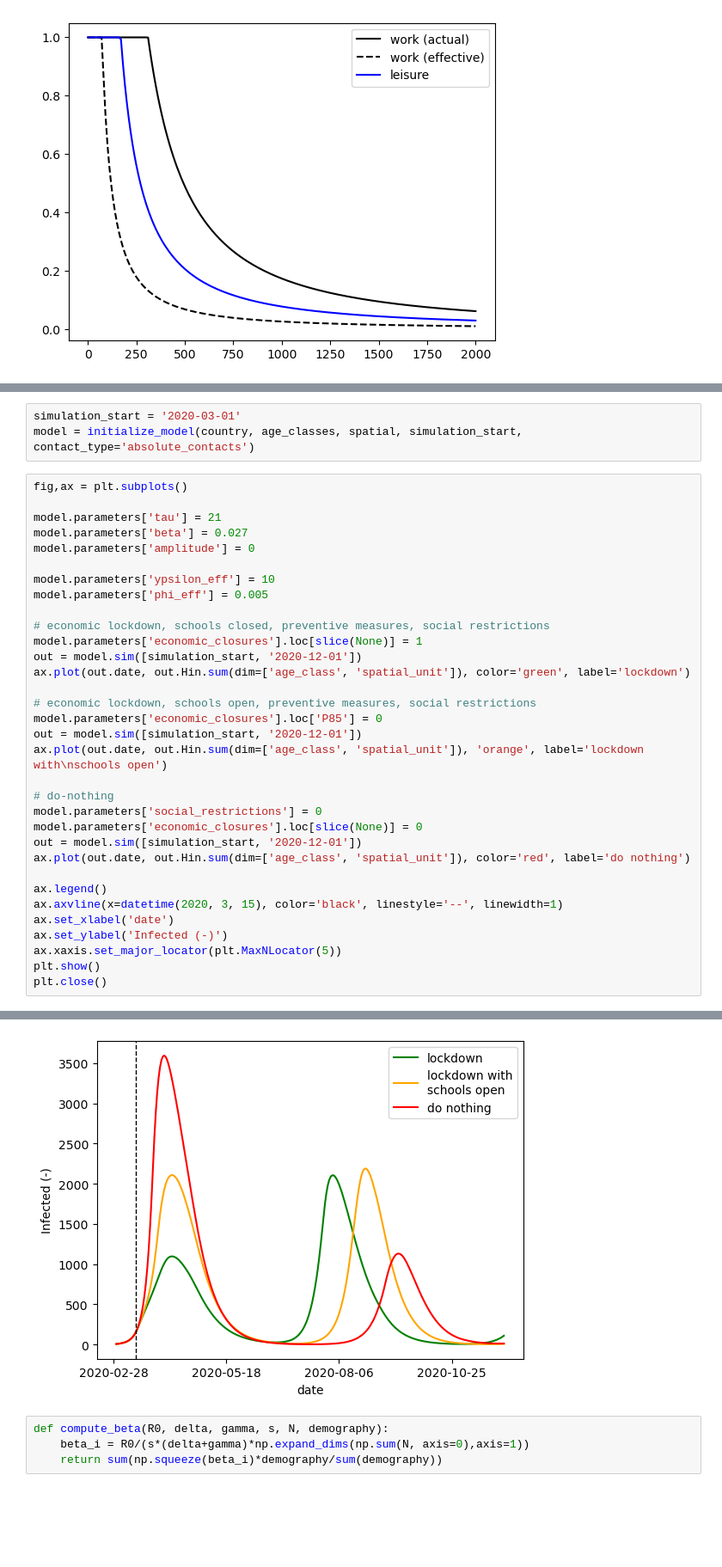
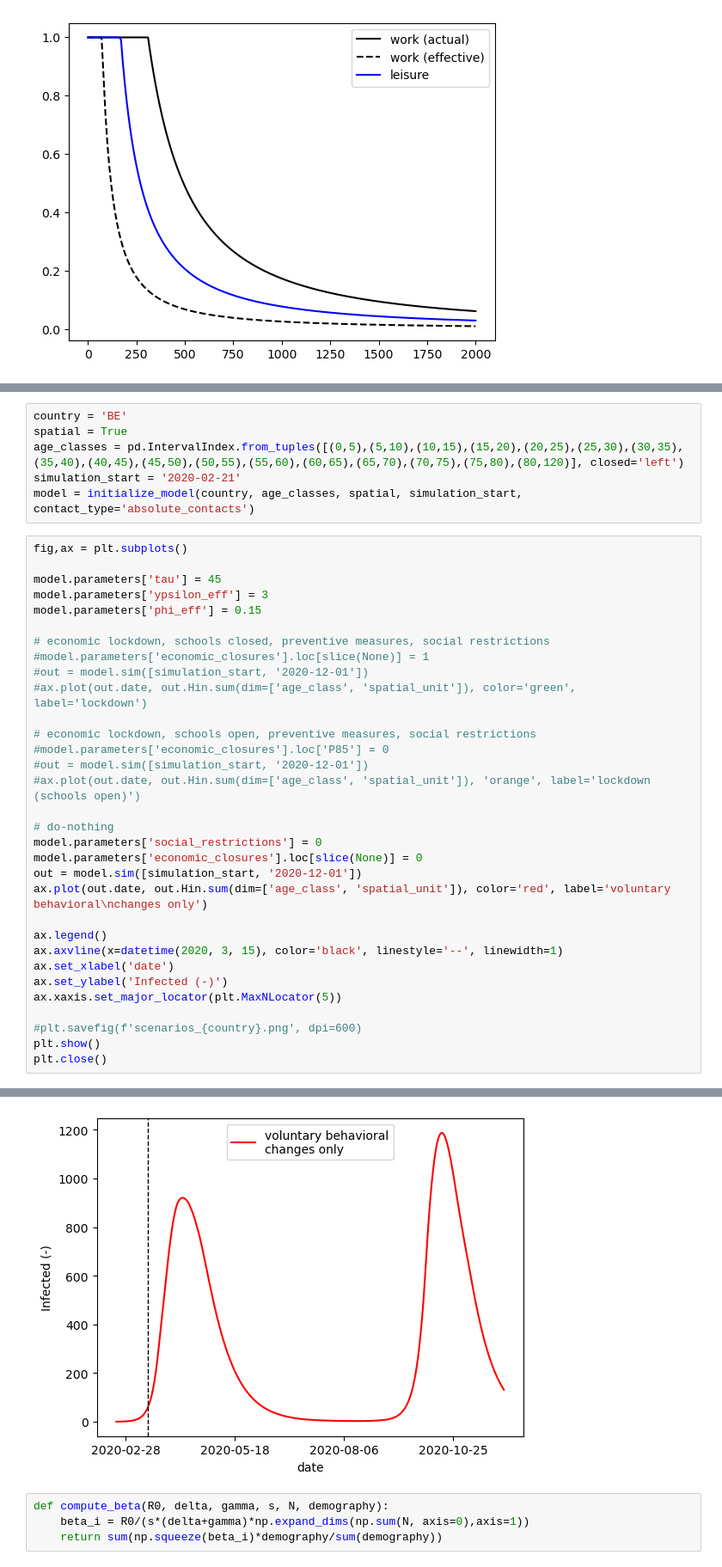
Before and after one commit to twallema/pyIEEM, a Jupyter notebook: notebooks/scratch-SIR-recurrent-mobility.ipynb, the cells around one changed output, grey strips where cells are left out. Shown at 86% size. Saved outputs shown, nothing was run; the diff lists cells and outputs as text; blank space fills up the shorter version.

Commit message:
Changes to the behavioral feedback (#8)

```diff
--- a/notebooks/scratch-SIR-recurrent-mobility.ipynb
+++ b/notebooks/scratch-SIR-recurrent-mobility.ipynb
@@ -76,37 +74,39 @@ plt.close()
 # %%
-simulation_start = '2020-03-01'
+country = 'BE'
+spatial = True
+age_classes = pd.IntervalIndex.from_tuples([(0,5),(5,10),(10,15),(15,20),(20,25),(25,30),(30,35),(35,40),(40,45),(45,50),(50,55),(55,60),(60,65),(65,70),(70,75),(75,80),(80,120)], closed='left')
+simulation_start = '2020-02-21'
 model = initialize_model(country, age_classes, spatial, simulation_start, contact_type='absolute_contacts')
 # %%
 fig,ax = plt.subplots()
 
-model.parameters['tau'] = 21
-model.parameters['beta'] = 0.027
-model.parameters['amplitude'] = 0
-
-model.parameters['ypsilon_eff'] = 10
-model.parameters['phi_eff'] = 0.005
+model.parameters['tau'] = 45
+model.parameters['ypsilon_eff'] = 3
+model.parameters['phi_eff'] = 0.15
 
 # economic lockdown, schools closed, preventive measures, social restrictions
-model.parameters['economic_closures'].loc[slice(None)] = 1
-out = model.sim([simulation_start, '2020-12-01'])
-ax.plot(out.date, out.Hin.sum(dim=['age_class', 'spatial_unit']), color='green', label='lockdown')
+#model.parameters['economic_closures'].loc[slice(None)] = 1
+#out = model.sim([simulation_start, '2020-12-01'])
+#ax.plot(out.date, out.Hin.sum(dim=['age_class', 'spatial_unit']), color='green', label='lockdown')
 
 # economic lockdown, schools open, preventive measures, social restrictions
-model.parameters['economic_closures'].loc['P85'] = 0
-out = model.sim([simulation_start, '2020-12-01'])
-ax.plot(out.date, out.Hin.sum(dim=['age_class', 'spatial_unit']), 'orange', label='lockdown with\nschools open')
+#model.parameters['economic_closures'].loc['P85'] = 0
+#out = model.sim([simulation_start, '2020-12-01'])
+#ax.plot(out.date, out.Hin.sum(dim=['age_class', 'spatial_unit']), 'orange', label='lockdown (schools open)')
 
 # do-nothing
 model.parameters['social_restrictions'] = 0
 model.parameters['economic_closures'].loc[slice(None)] = 0
 out = model.sim([simulation_start, '2020-12-01'])
-ax.plot(out.date, out.Hin.sum(dim=['age_class', 'spatial_unit']), color='red', label='do nothing')
+ax.plot(out.date, out.Hin.sum(dim=['age_class', 'spatial_unit']), color='red', label='voluntary behavioral\nchanges only')
 
 ax.legend()
 ax.axvline(x=datetime(2020, 3, 15), color='black', linestyle='--', linewidth=1)
 ax.set_xlabel('date')
 ax.set_ylabel('Infected (-)')
 ax.xaxis.set_major_locator(plt.MaxNLocator(5))
+
+#plt.savefig(f'scenarios_{country}.png', dpi=600)
 plt.show()
 plt.close()
 # %% [output]
@@ -113,4 +130,4 @@ plt.close()
-[figure, old version]
+[figure, new version]
 # %%
 def compute_beta(R0, delta, gamma, s, N, demography):
     beta_i = R0/(s*(delta+gamma)*np.expand_dims(np.sum(N, axis=0),axis=1))
```
Also changed, not shown: parts of 3 cells of this notebook, 8 other files.
